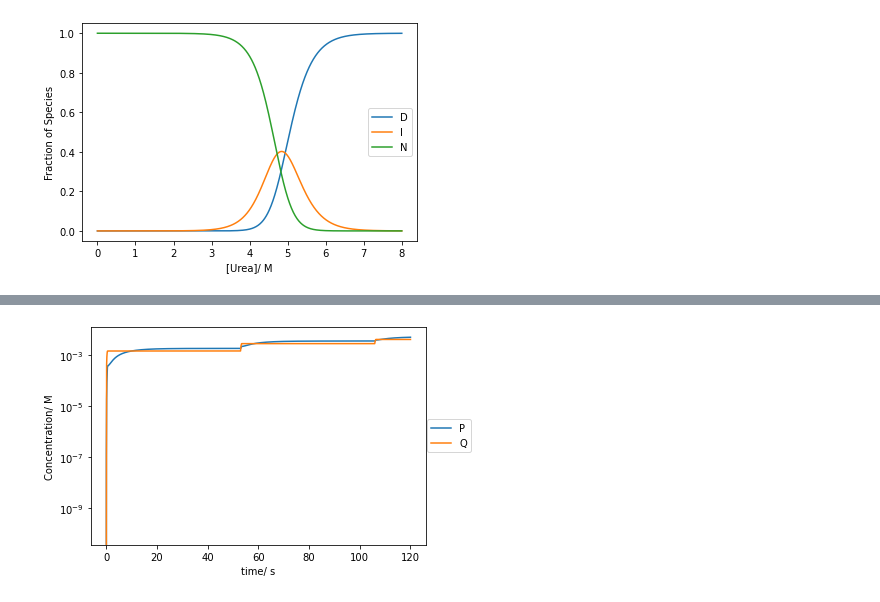
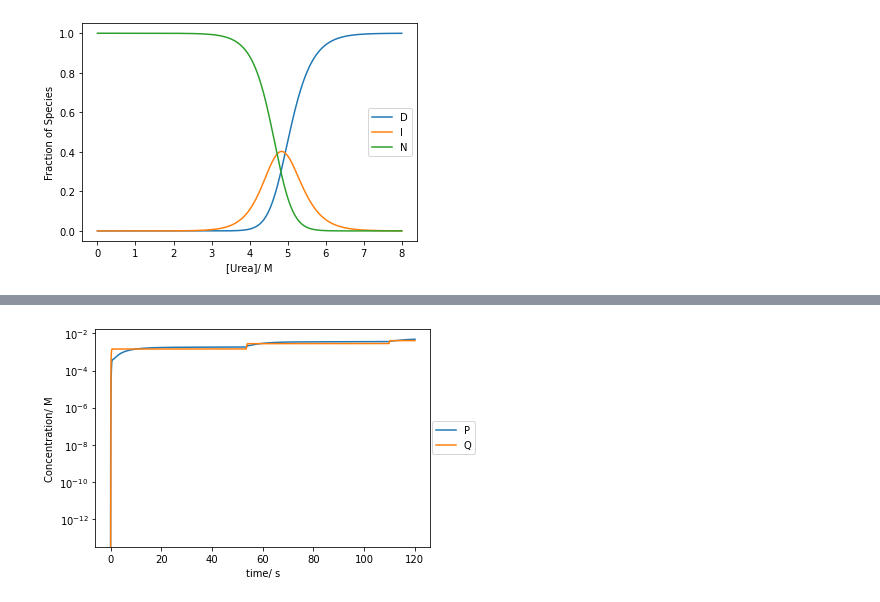
Before and after one commit to KGrewal1/ChemIITools, a Jupyter notebook: nbs/02_Kinetics.ipynb, the cells around one changed output, grey strips where cells are left out. Cells and saved outputs as stored; diff of their text form; code cells hidden in the pictures.

```diff
--- a/nbs/02_Kinetics.ipynb
+++ b/nbs/02_Kinetics.ipynb
@@ -102,7 +102,7 @@ def oreg_calc(concs, rates={'k1':1.34, 'k2':1.6e9, 'k3':8e3, 'k4':4e7,'k5':1}):
     Calculates the time dependent concentrations of species in the oregonator system using the Radau method
     """
     # Maximum time, time point spacings and the time grid (all in s).
-    tmax, dt = 120, 0.1
+    tmax, dt = 120, 0.01
     t = np.arange(0, tmax+dt, dt)
 
     conc_t = solve_ivp(_deriv, t_span=(0, tmax), y0 = concs, method='Radau', dense_output=True, t_eval = None,
@@ -114,7 +114,7 @@ def oreg_calc(concs, rates={'k1':1.34, 'k2':1.6e9, 'k3':8e3, 'k4':4e7,'k5':1}):
 A, B, X, Y, Z, P, Q = 0.06, 0.06, 10**(-9.8),10**(-6.52), 10**(-7.320), 0, 0
 concs = [A, B, X, Y, Z, P, Q]
 t, conc_t = oreg_calc(concs)
-A, B, X, Y, Z, P, Q = conc_t.sol(t)
+As, Bs, Xs, Ys, Zs, Ps, Qs = conc_t.sol(t)
 # t = conc_t['t']
 # A, B, X, Y, Z, P, Q = conc_t['y']
 # %%
@@ -141,13 +141,13 @@ plt.show()
 # %%
-plt.plot(t,P,label='P')
-plt.plot(t,Q,label='Q')
+plt.plot(t,Ps,label='P')
+plt.plot(t,Qs,label='Q')
 plt.yscale('log')
 plt.xlabel('time/ s')
 plt.ylabel('Concentration/ M')
 plt.legend(bbox_to_anchor =(1.15, 0.6))
 plt.show()
 # %% [output]
-[figure, old version]
+[figure, new version]
 # %%
 #| hide
 import nbdev; nbdev.nbdev_export()
```
Also changed, not shown: parts of 2 cells of this notebook, 11 other files.
